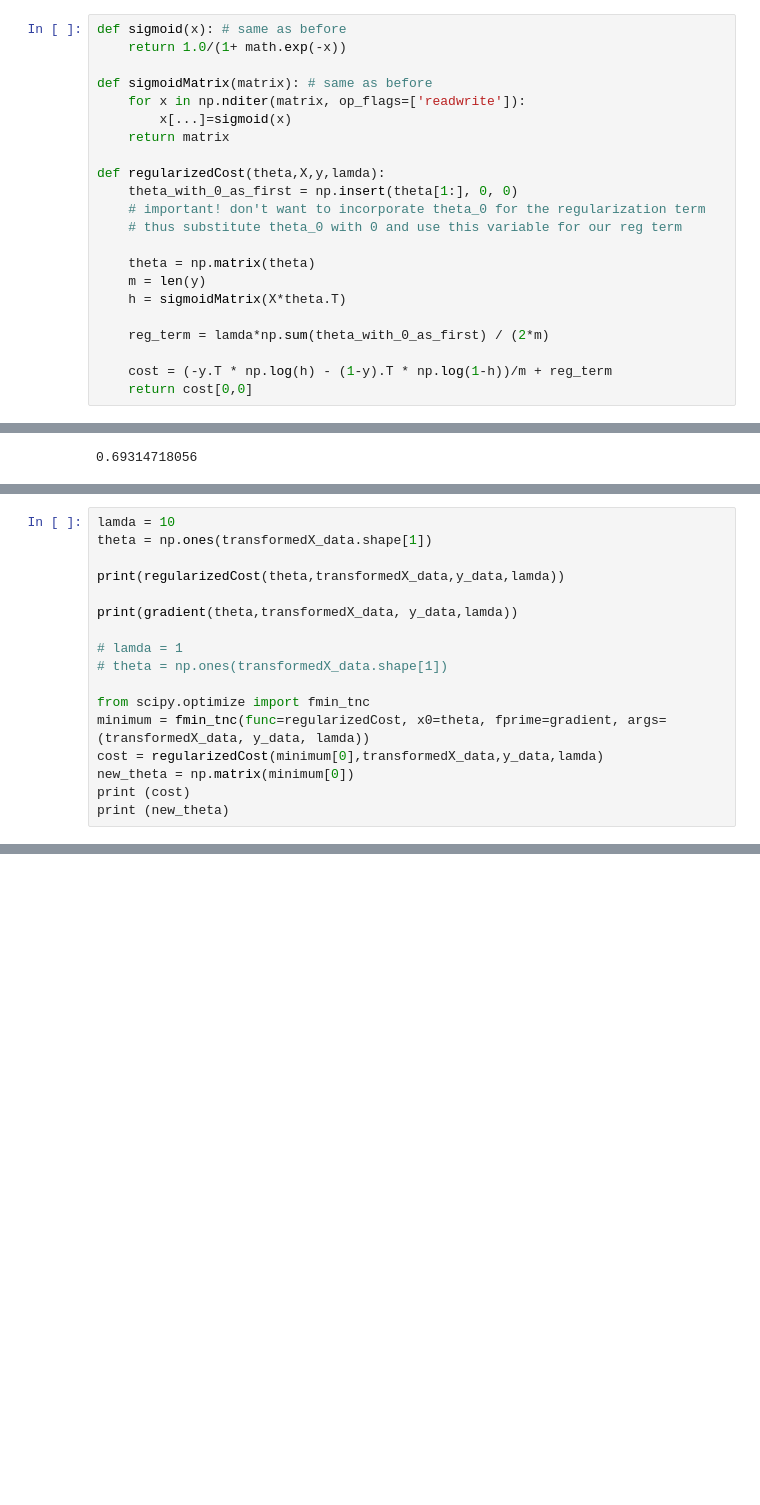
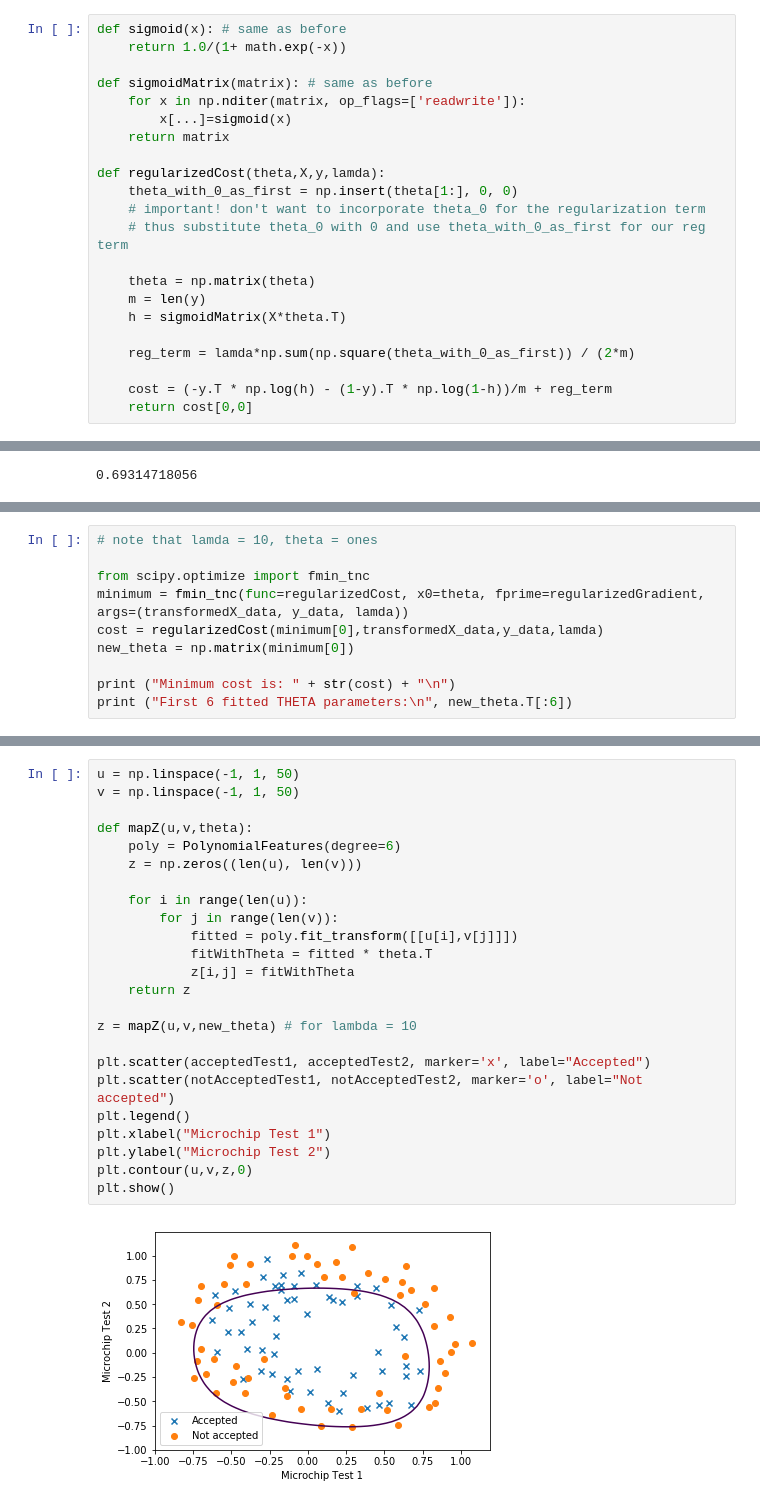
Before and after one commit to esywang/ML_Tutorials, a Jupyter notebook: ex3_LogRgr/Log_Regr_Tut2.ipynb, the cells around one changed output, grey strips where cells are left out. Cells and saved outputs as stored; diff of their text form; blank space fills up the shorter version.

```diff
--- a/ex3_LogRgr/Log_Regr_Tut2.ipynb
+++ b/ex3_LogRgr/Log_Regr_Tut2.ipynb
@@ -143,13 +137,13 @@ def sigmoidMatrix(matrix): # same as before
 def regularizedCost(theta,X,y,lamda):
     theta_with_0_as_first = np.insert(theta[1:], 0, 0)
     # important! don't want to incorporate theta_0 for the regularization term
-    # thus substitute theta_0 with 0 and use this variable for our reg term
+    # thus substitute theta_0 with 0 and use theta_with_0_as_first for our reg term
 
     theta = np.matrix(theta)
     m = len(y)
     h = sigmoidMatrix(X*theta.T)
 
-    reg_term = lamda*np.sum(theta_with_0_as_first) / (2*m)
+    reg_term = lamda*np.sum(np.square(theta_with_0_as_first)) / (2*m)
 
     cost = (-y.T * np.log(h) - (1-y).T * np.log(1-h))/m + reg_term
     return cost[0,0]
@@ -193,18 +202,11 @@ print(gradient(theta,transformedX_data, y_data, lamda))
 # %%
-lamda = 10
-theta = np.ones(transformedX_data.shape[1])
-
-print(regularizedCost(theta,transformedX_data,y_data,lamda))
-
-print(gradient(theta,transformedX_data, y_data,lamda))
-
-# lamda = 1
-# theta = np.ones(transformedX_data.shape[1])
+# note that lamda = 10, theta = ones
 
 from scipy.optimize import fmin_tnc
-minimum = fmin_tnc(func=regularizedCost, x0=theta, fprime=gradient, args=(transformedX_data, y_data, lamda))
+minimum = fmin_tnc(func=regularizedCost, x0=theta, fprime=regularizedGradient, args=(transformedX_data, y_data, lamda))
 cost = regularizedCost(minimum[0],transformedX_data,y_data,lamda)
 new_theta = np.matrix(minimum[0])
-print (cost)
-print (new_theta)
+
+print ("Minimum cost is: " + str(cost) + "\n")
+print ("First 6 fitted THETA parameters:\n", new_theta.T[:6])
 # %% [output]
@@ -227,0 +224,26 @@ print (new_theta)
+# %%
+u = np.linspace(-1, 1, 50)
+v = np.linspace(-1, 1, 50)
+
+def mapZ(u,v,theta):
+    poly = PolynomialFeatures(degree=6)
+    z = np.zeros((len(u), len(v)))
+
+    for i in range(len(u)):
+        for j in range(len(v)):
+            fitted = poly.fit_transform([[u[i],v[j]]])
+            fitWithTheta = fitted * theta.T
+            z[i,j] = fitWithTheta
+    return z
+
+z = mapZ(u,v,new_theta) # for lambda = 10
+
+plt.scatter(acceptedTest1, acceptedTest2, marker='x', label="Accepted")
+plt.scatter(notAcceptedTest1, notAcceptedTest2, marker='o', label="Not accepted")
+plt.legend()
+plt.xlabel("Microchip Test 1")
+plt.ylabel("Microchip Test 2")
+plt.contour(u,v,z,0)
+plt.show()
+# %% [output]
+[figure, added]
```
Also changed, not shown: parts of 16 cells of this notebook.
